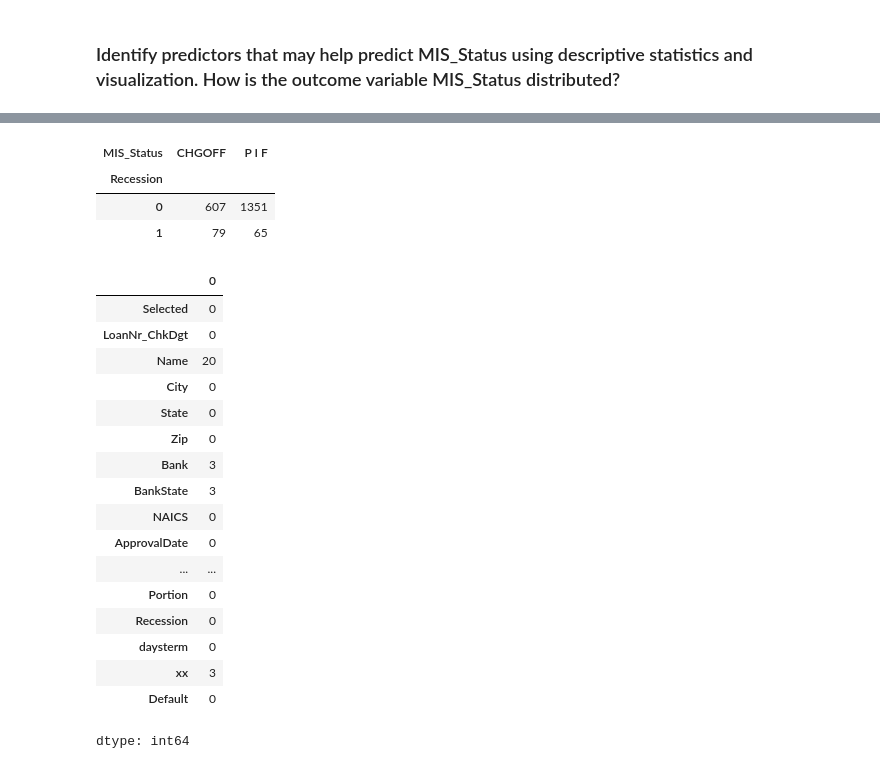
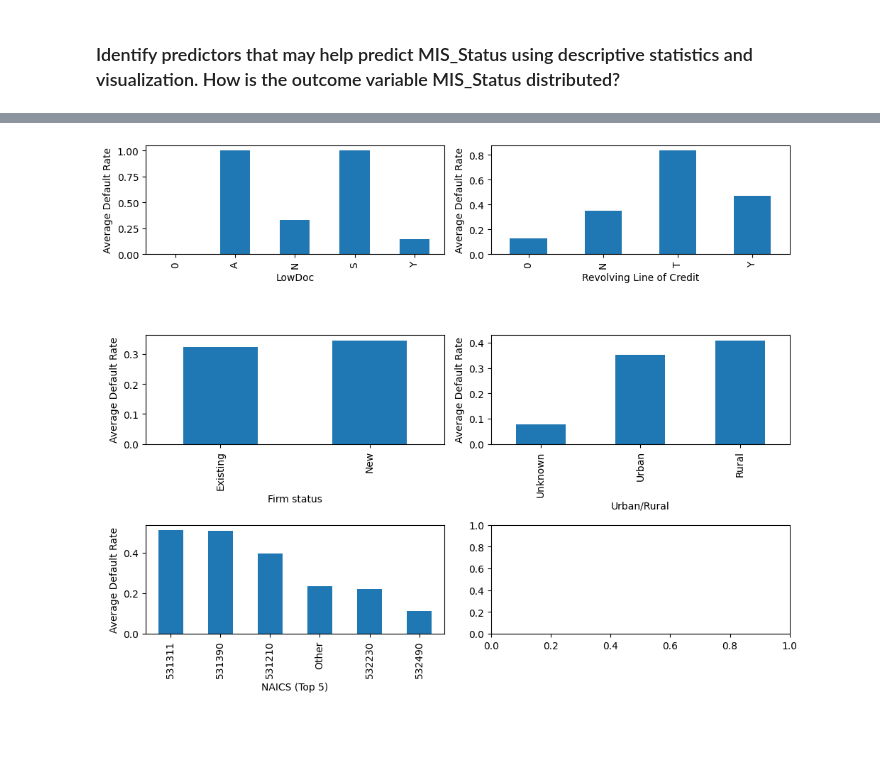
Before and after one commit to manvirkaur84/manvirkaur, a Jupyter notebook: docs/ml-concepts/207_ML_MSBA/take_home_project.ipynb, the cells around one changed output, grey strips where cells are left out. Cells and saved outputs as stored; diff of their text form; code cells hidden in the pictures; blank space fills up the shorter version.

```diff
--- a/docs/ml-concepts/207_ML_MSBA/take_home_project.ipynb
+++ b/docs/ml-concepts/207_ML_MSBA/take_home_project.ipynb
@@ -76,4 +117,3 @@ Index(['Selected', 'LoanNr_ChkDgt', 'Name', 'City', 'State', 'Zip', 'Bank',
 # %%
-sba_df.columns = [s.strip().replace(' ', '_') for s in sba_df.columns]
-sba_df.columns
+sba_df.isna().sum()
 # %% [output]
@@ -175,28 +169,44 @@ display(pd.crosstab(sba_df['RealEstate'], sba_df['MIS_Status']))
-# %%
-display(pd.crosstab(sba_df['Recession'], sba_df['MIS_Status']))
-# %% [output]
-| MIS_Status | CHGOFF | P I F |
-| Recession |  |  |
-| 0 | 607 | 1351 |
-| 1 | 79 | 65 |
-# %%
-sba_df.isna().sum()
-# %% [output]
-|  | 0 |
-| Selected | 0 |
-| LoanNr_ChkDgt | 0 |
-| Name | 20 |
-| City | 0 |
-| State | 0 |
-| Zip | 0 |
-| Bank | 3 |
-| BankState | 3 |
-| NAICS | 0 |
-| ApprovalDate | 0 |
-| ... | ... |
-| Portion | 0 |
-| Recession | 0 |
-| daysterm | 0 |
-| xx | 3 |
-| Default | 0 |
-dtype: int64
+# %%
+# ---------- Target/indicator ----------
+# Make a binary delay indicator from the status column.
+sba_df['Default'] = [
+    1 if status == 'CHGOFF' else 0
+    for status in sba_df['MIS_Status']
+]
+
+# ----- helper to draw one panel (avg default by category) -----
+def createGraph(group, xlabel, axis):
+    if group == 'NAICS':
+        naics = sba_df['NAICS'].astype(str).str.strip()
+        top = naics.value_counts().head().index  # show top 12 codes
+        reduced = naics.where(naics.isin(top), other='Other')
+        grp = sba_df.groupby(reduced)['Default'].mean().sort_values(ascending=False)
+    else:
+      grp = sba_df.groupby(group)['Default'].mean()
+      # nice ordering for specific fields
+      if group == 'NewExist':
+          grp = grp.reindex([1, 2]).dropna()
+          grp.index = ['Existing','New']
+      if group == 'UrbanRural':
+          grp = grp.reindex([0,1,2]).dropna()
+          grp.index = ['Unknown','Urban','Rural']
+      if group == 'ApprovalFY':
+          grp = grp.sort_index()
+
+    grp.plot.bar(color='C0', ax=axis)
+    axis.set_xlabel(xlabel)
+    axis.set_ylabel('Average Default Rate')
+
+# ===== figure =====
+fig, axes = plt.subplots(nrows=3, ncols=2, figsize=(10, 8))
+
+createGraph('LowDoc', 'LowDoc', axis=axes[0][0])
+createGraph('RevLineCr', 'Revolving Line of Credit', axis=axes[0][1])
+createGraph('NewExist', 'Firm status', axis=axes[1][0])
+createGraph('UrbanRural', 'Urban/Rural', axis=axes[1][1])
+createGraph('NAICS',     'NAICS (Top 5)',    axis=axes[2][0])  # <- NAICS here
+
+plt.tight_layout()
+plt.show()
+# %% [output]
+[figure, added]
```
Also changed, not shown: parts of 14 cells of this notebook.
